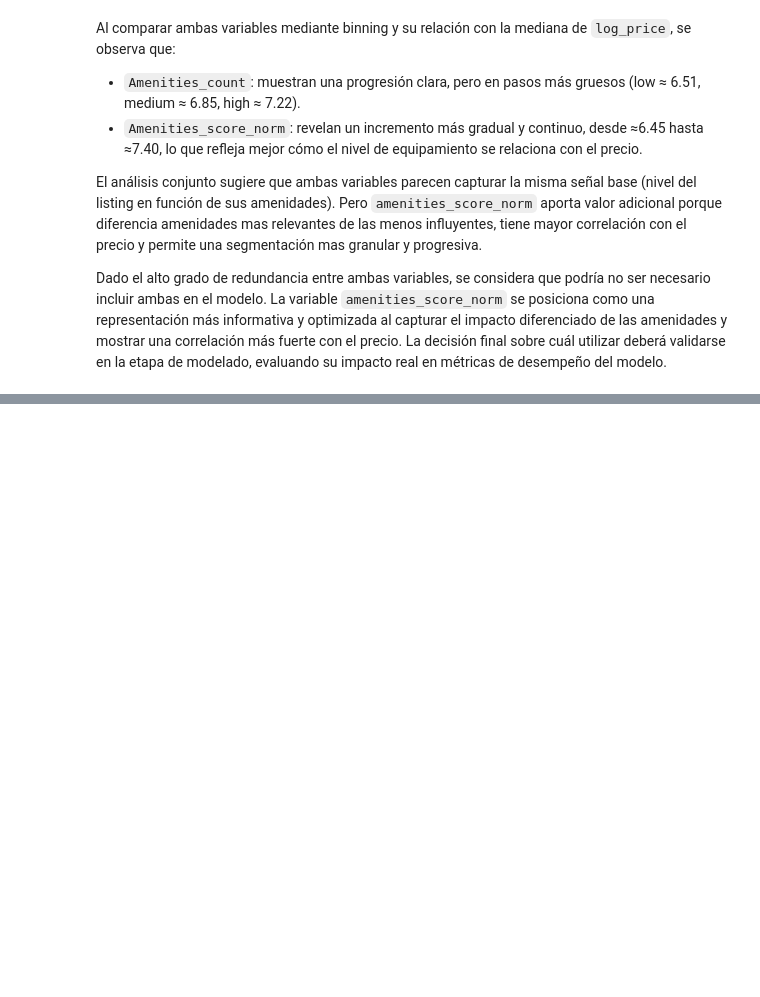
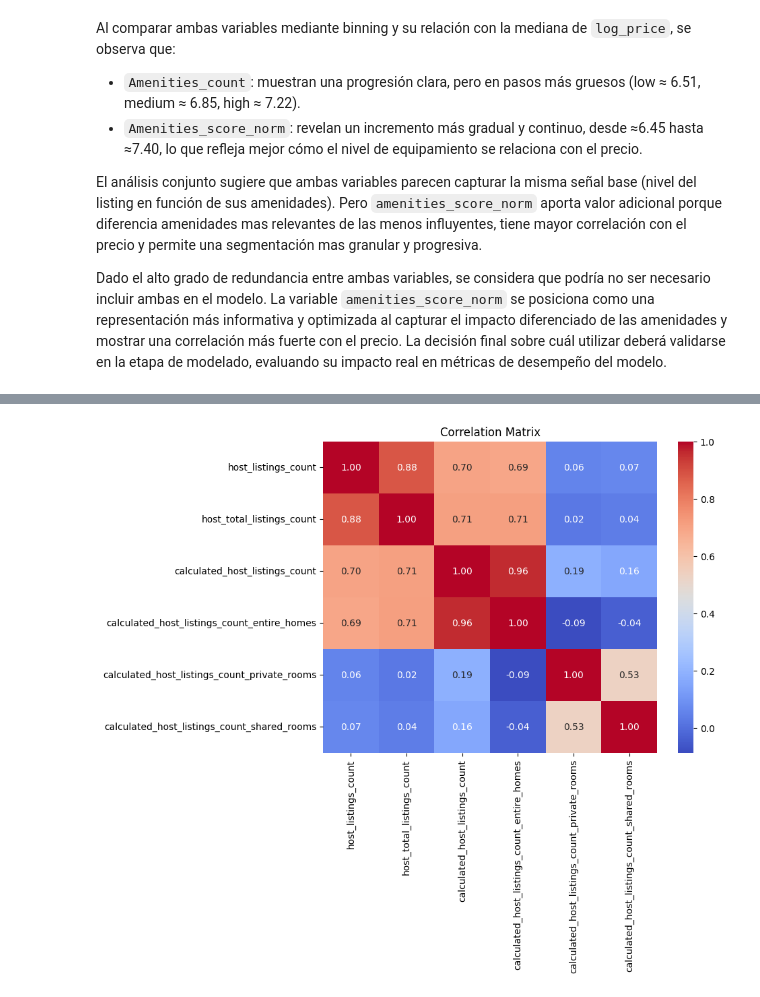
Before and after one commit to josue-rdgzcb/airbnb-price-prediction-cdmx, a Jupyter notebook: notebooks/01_data_exploration.ipynb, the cells around one changed output, grey strips where cells are left out. Drawn from its saved outputs; the diff is of its cells as text; code cells hidden in the pictures; blank space fills up the shorter version.

```diff
--- a/notebooks/01_data_exploration.ipynb
+++ b/notebooks/01_data_exploration.ipynb
@@ -2970,0 +3130,11 @@ Dado el alto grado de redundancia entre ambas variables, se considera que podrí
+# %%
+# ===== Conversion of host_verifications to list and creation of count variable =====
+
+# Replace NaN with '[]'
+df_features['host_verifications'] = df_features['host_verifications'].fillna("[]")
+
+# Convert the 'host_verifications' column (stored as strings that look like lists)
+df_features['host_verifications_list'] = df_features['host_verifications'].apply(ast.literal_eval)
+
+# Create a new column 'host_verifications_count' by counting the number of elements in each list of amenities
+df_features['host_verifications_count'] = df_features['host_verifications_list'].apply(len)
@@ -2970,0 +3335,85 @@ Dado el alto grado de redundancia entre ambas variables, se considera que podrí
+# %%
+# ====== Host Listings Features Analysis =============
+
+# This block evaluates:
+# - Distribution and skewness
+# - Correlation with target
+# - Redundancy between variables
+# - Relationship with log_price (via binning)
+
+target = "log_price"
+
+# 1. Basic distribution analysis
+
+print("\n===== Descriptive Statistics =====")
+
+for col in host_listings_features:
+    print(f"\n--- {col} ---")
+    print(df_features[col].describe())
+
+# 2. Correlation with target
+
+print("\n===== Correlation with log_price =====")
+
+for col in host_listings_features:
+    corr = df_features[col].corr(df_features[target])
+    print(f"{col}: {corr:.4f}")
+
+# 3. Distribution shape (skewness)
+
+print("\n===== Skewness Analysis =====")
+
+for col in host_listings_features:
+    skew = df_features[col].skew()
+    print(f"{col}: {skew:.2f}")
+
+# 4. Binning analysis (relation with target)
+
+print("\n===== Binning Analysis (Median log_price) =====")
+
+for col in host_listings_features:
+    print(f"\n--- {col} ---")
+
+    unique_vals = df_features[col].nunique()
+
+    try:
+        if unique_vals > 10:
+            df_features[f"{col}_binned"] = pd.qcut(df_features[col], q=5, duplicates="drop")
+        else:
+            df_features[f"{col}_binned"] = df_features[col]
+
+        median_vals = df_features.groupby(f"{col}_binned")[target].median()
+        print(median_vals)
+
+    except Exception as e:
+        print(f"Error in binning: {e}")
+
+# 5. Log transformatio and correlation with target
+
+print("\n===== Log Transformation Check (correlation with target) =====")
+
+for col in host_listings_features:
+    if df_features[col].min() >= 0:
+        df_features[f"log_{col}"] = np.log1p(df_features[col])
+        corr_log = df_features[f"log_{col}"].corr(df_features[target])
+        print(f"log_{col}: {corr_log:.4f}")
+
+host_listings_features_log = [
+    "log_host_listings_count",
+    "log_host_total_listings_count",
+    "log_calculated_host_listings_count",
+    "log_calculated_host_listings_count_entire_homes",
+    "log_calculated_host_listings_count_private_rooms",
+    "log_calculated_host_listings_count_shared_rooms"
+]
+
+# 6. Redundancy check (correlation matrix)
+
+print("\n===== Correlation Matrix (Feature Redundancy) =====")
+
+corr_matrix = df_features[host_listings_features].corr()
+plt.figure(figsize=(8, 6))
+sns.heatmap(corr_matrix, annot=True, cmap="coolwarm", fmt=".2f")
+plt.title("Correlation Matrix")
+plt.show()
+# %% [output]
@@ -2970,0 +3437 @@ Dado el alto grado de redundancia entre ambas variables, se considera que podrí
+[figure, added]
```
Also changed, not shown: parts of 48 cells of this notebook.
